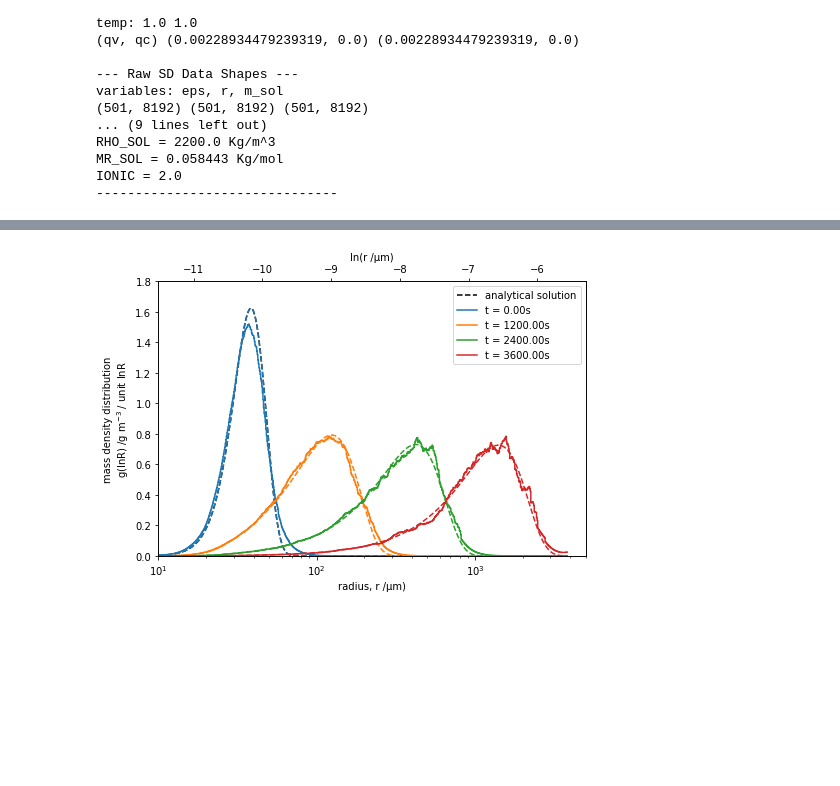
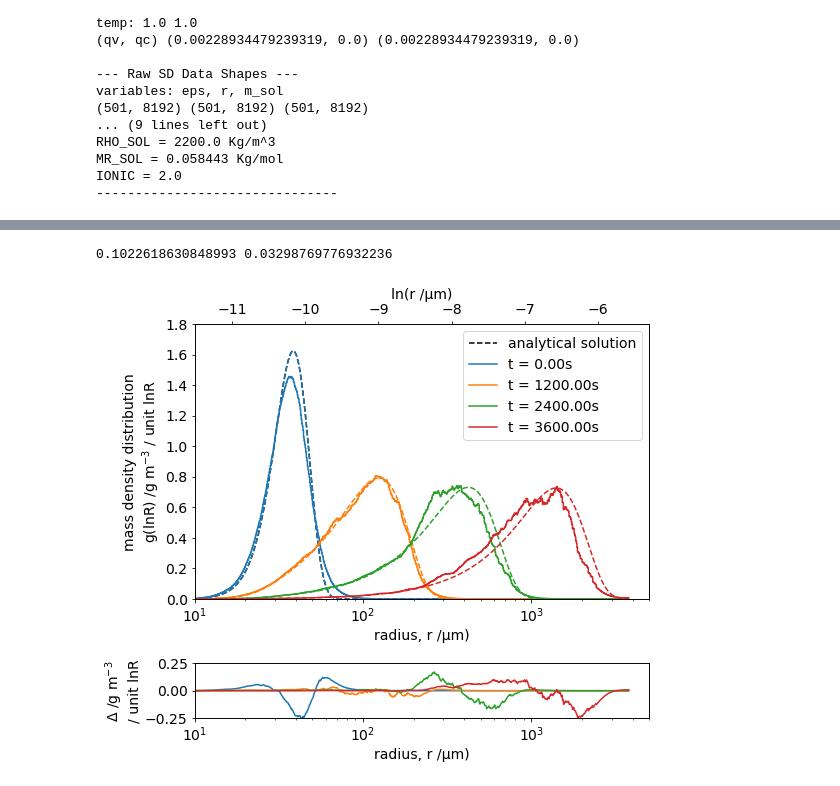
Before and after one commit to yoctoyotta1024/clara-bayley-superdroplets, a Jupyter notebook: plotSDs.ipynb, the cells around one changed output, grey strips where cells are left out. Cells and saved outputs as stored; diff of their text form; code cells hidden in the pictures; blank space fills up the shorter version.

Commit message:
added subplot to golovin plot showing difference between solution and analytical. Effect of smoothing function broadens distribution

```diff
--- a/plotSDs.ipynb
+++ b/plotSDs.ipynb
@@ -95,11 +94,13 @@ def dry_pot_temp(Temp, P, qv):
     return Theta
 
 
+
+
 def golovin_sol(rspan, t, nbins, b, n_a, r_a,
         ax=False, lab=None, c='k', l='--'):
 
         if t == 0:
-            t=1e-6
+            t=1e-10
 
         hedgs = np.linspace(np.log(rspan[0]), np.log(rspan[1]), nbins+1)             # edges to lnr bins
         hcens = (hedgs[1:]+hedgs[:-1])/2                                             # lnr bin centres
@@ -118,11 +119,12 @@ def golovin_sol(rspan, t, nbins, b, n_a, r_a,
         n = n_a/vol_a*phi
         #dv_dlnR = 4/3*np.pi*((rwdths[1:])**3-(rwdths[:-1])**3)/hwdths
         dv_dlnR = 3*(4/3*np.pi*r**3)
-        massdens = n*CONSTS["RHO_L"]*(4/3*np.pi*r**3)*dv_dlnR
+        massdens = n*CONSTS["RHO_L"]*(4/3*np.pi*r**3)*dv_dlnR       #mass density as if water [Kg m^-3 /unit lnR]]
 
-        plt.plot(np.log(r), massdens*1000, label=lab, color=c, linestyle=l)
+        if ax:
+            ax.plot(np.log(r), massdens*1000, label=lab, color=c, linestyle=l)
 
-        return massdens, hcens
+        return massdens*1000, hcens
 
 
 
@@ -363,59 +365,55 @@ plt.tight_layout()
 # %%
-fig, ax = plt.subplots(figsize=(7,5))
+gd = dict(height_ratios=[5,1])
+fig, [ax, ax_err] = plt.subplots(ncols=1, nrows=2,
+            figsize=(8,7), gridspec_kw=gd)
 nbins = 1000
 rspan = [np.amin(r), np.amax(r)]
 tplt = [0, 1200, 2400, 3600]
 nplts = len(tplt)
 smoothsig = 0.62*nsupers**(-1/5)
+#smoothsig = 0.2*nsupers**(-1/5)
 
-
-# def linear_twinax(ax, lnr, eps):
-#     ''' linear x axis for lognormal
-#     radius distribution plots'''
-
-#     axb = ax.twiny()
-
-#     axb.plot(np.e**lnr*1e6, eps, alpha=0)
-#     axb.set_xscale('log')
-#     axb.set_xlabel('radius, r /\u03BCm)')
-
-#     axb.xaxis.tick_bottom()
-#     axb.xaxis.set_label_position('bottom')
-
-#     return axb
-
+print(smoothsig, smoothsig/0.62*0.2)
 
 ### no. conc distribution and mass density distribution
 ### assuming all mass is water (m_sol=0)
 for i in range(nplts):
         ind = np.argmin(abs(t-tplt[i]))
         tlab = 't = {:.2f}s'.format(t[ind])
         c = 'C'+str(i)
 
         if i==0: #add legend to analytical solution
           glab = "analytical solution"
           golovin_sol(rspan, tplt[i], nbins, 1500, 2**(23), 30.531e-6,
-                                 ax=ax1, lab=glab, l='--')
-        golovin_sol(rspan, tplt[i], nbins, 1500, 2**(23), 30.531e-6,
-                                 ax=ax1, lab=None, c=c, l='--')
+                                 ax=ax, lab=glab, l='--')
+        golsol, hcens = golovin_sol(rspan, tplt[i], nbins, 1500, 2**(23), 30.531e-6,
+                                 ax=ax, lab=None, c=c, l='--')
 
         if i==nplts-1: #add logarithmic x axis to bottom of plot
-          wghts0 = eps[0,:]*SDprops.m(r[0,:], 0)/VOL*1000
-          axb = linear_twinax(ax, np.log(r[0,:]), wghts0)
+                wghts0 = eps[0,:]*SDprops.m(r[0,:], 0)/VOL*1000
+                axb = linear_twinax(ax, np.log(r[0,:]), wghts0)
+                axb_err = linear_twinax(ax_err,hcens, [0]*hcens)
+                ax_err.set_xticks([])
 
         wghts = eps[ind,:]*SDprops.m(r[ind,:], 0)/VOL*1000
         hist, hedgs = logr_distribution(rspan, nbins, r[ind,:], wghts,
                 ax=ax, step=True, lab=tlab, c=c,
                 ylab="mass density distribution\n"+\
                         "g(lnR) /g m$^{-3}$ / unit lnR",
                 perlnR=True, smooth=smoothsig)
 
+        diff = (hist-golsol)
+        axplt(ax_err, hcens, diff, ylab="\u0394 /g m$^{-3}$\n/ unit lnR", c=c)
 
 ax.set_ylim([0,1.8])
+ax_err.set_ylim([-0.25,0.25])
 xlims = [10, 5000]
 ax.set_xlim([np.log(xlims[0]*1e-6),np.log(xlims[1]*1e-6)])
 axb.set_xlim(xlims)
 
+ax_err.set_xlim([np.log(xlims[0]*1e-6),np.log(xlims[1]*1e-6)])
+axb_err.set_xlim(xlims)
 plt.tight_layout()
 # %% [output]
+0.1022618630848993 0.03298769776932236
-[figure, old version]
+[figure, new version]
```
Also changed, not shown: parts of 6 cells of this notebook.
